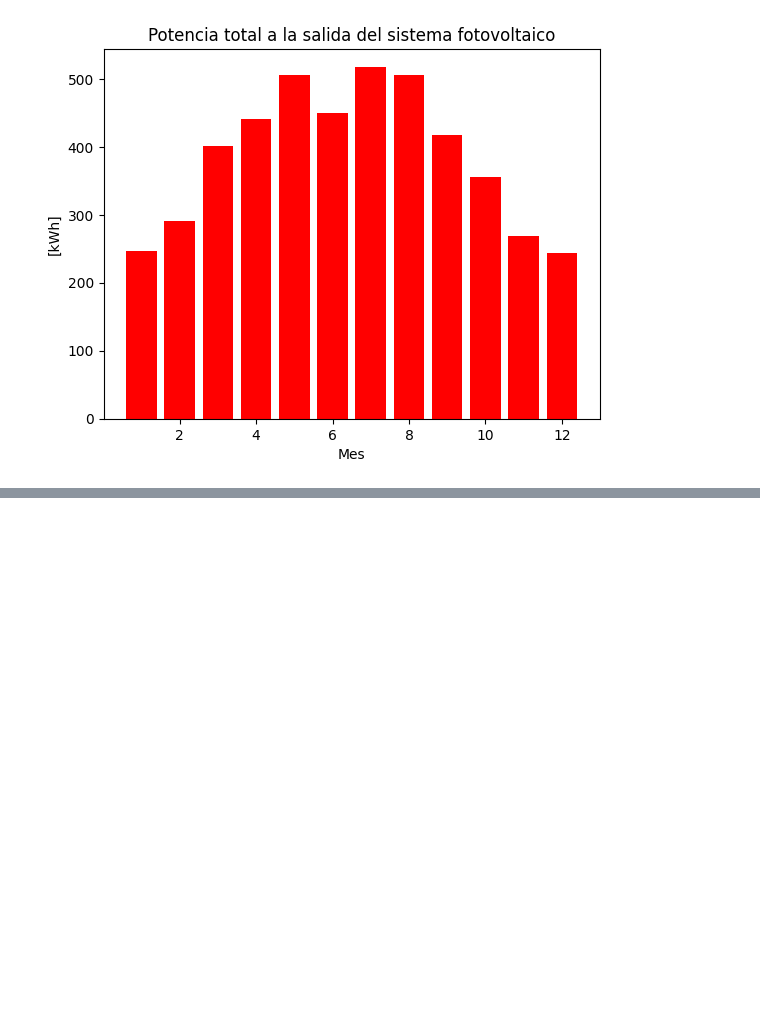
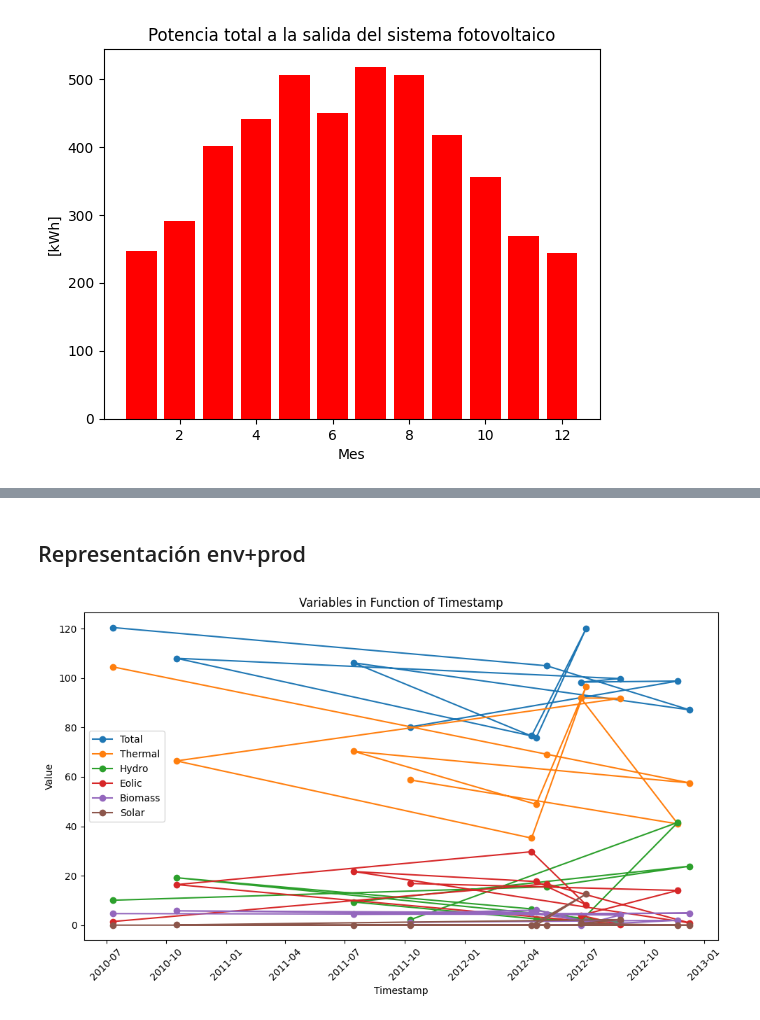
Before and after one commit to PaulaBartolomeMora/TFM, a Jupyter notebook: SustData/ficherodegraficas.ipynb, the cells around one changed output, grey strips where cells are left out. Drawn from its saved outputs; the diff is of its cells as text; code cells hidden in the pictures; blank space fills up the shorter version.

```diff
--- a/SustData/ficherodegraficas.ipynb
+++ b/SustData/ficherodegraficas.ipynb
@@ -46,0 +72,29 @@ plt.show()
+# %% [markdown]
+## Representación env+prod
+# %%
+df = pd.read_csv('dataset/env+prod.csv')
+df['tmstp'] = pd.to_datetime(df['tmstp'])
+df['datetime'] = pd.to_datetime(df['datetime'])
+# %%
+df_sorted = df.sort_values(by='tmstp')
+df_sampled = df_sorted.sample(frac=0.0001, replace=False)
+
+fig, ax = plt.subplots(figsize=(10, 6))
+
+ax.plot(df_sampled['tmstp'], df_sampled['total'], label='Total', marker='o', linestyle='-')
+ax.plot(df_sampled['tmstp'], df_sampled['thermal'], label='Thermal', marker='o', linestyle='-')
+ax.plot(df_sampled['tmstp'], df_sampled['hydro'], label='Hydro', marker='o', linestyle='-')
+ax.plot(df_sampled['tmstp'], df_sampled['eolic'], label='Eolic', marker='o', linestyle='-')
+ax.plot(df_sampled['tmstp'], df_sampled['biomass'], label='Biomass', marker='o', linestyle='-')
+ax.plot(df_sampled['tmstp'], df_sampled['solar'], label='Solar', marker='o', linestyle='-')
+
+ax.legend()
+ax.set_xlabel('Timestamp')
+ax.set_ylabel('Value')
+ax.set_title('Variables in Function of Timestamp')
+plt.xticks(rotation=45)
+
+plt.tight_layout()
+plt.show()
+# %% [output]
+[figure, added]
```
Also changed, not shown: parts of 6 cells of this notebook, 23 other files.
